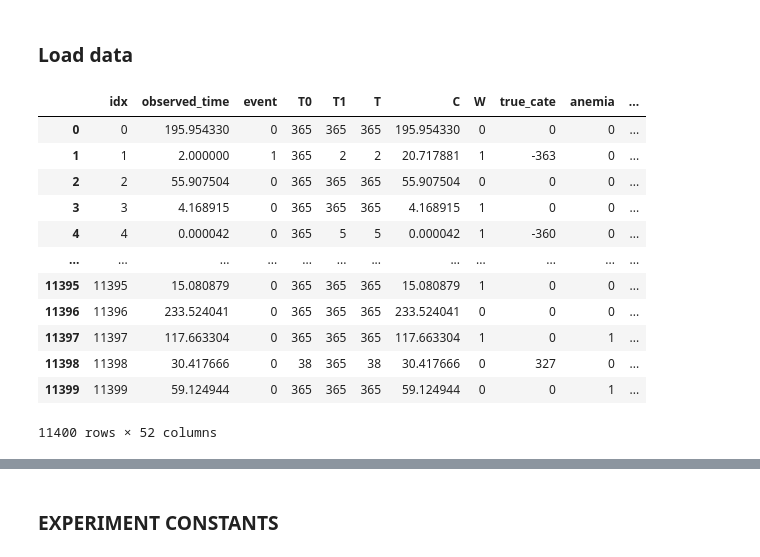
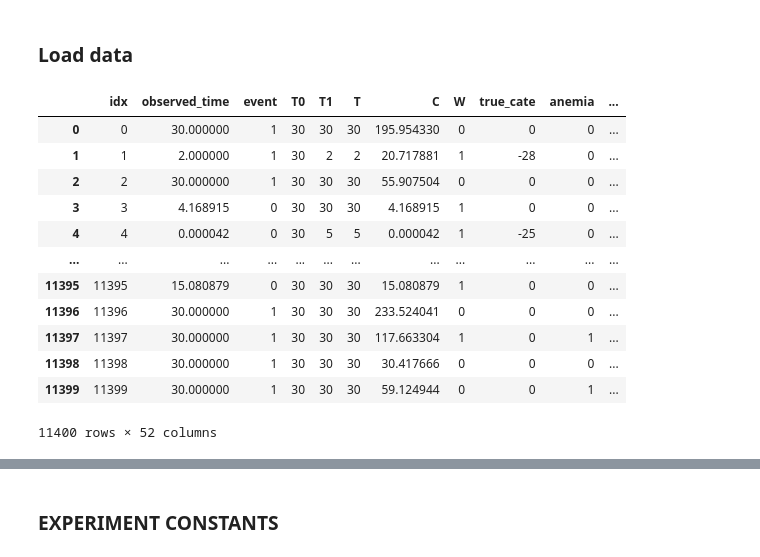
Before and after one commit to snoroozi/SurvHTE-Bench-PN, a Jupyter notebook: notebooks/impute_event_times_precomputations_twin.ipynb, the cells around one changed output, grey strips where cells are left out. Drawn from its saved outputs; the diff is of its cells as text; code cells hidden in the pictures.

```diff
--- a/notebooks/impute_event_times_precomputations_twin.ipynb
+++ b/notebooks/impute_event_times_precomputations_twin.ipynb
@@ -10,6 +10,8 @@ import os
 # %%
 store_files = [
     "../real_data/twin.csv",
+    "../real_data/twin30.csv",
+    "../real_data/twin180.csv",
 ]
 
 experiment_setups = {}
@@ -27,20 +29,20 @@ for path in store_files:
             continue
     experiment_setups[base_name] = scenario_dict
 # %%
-experiment_setups['twin']['scenario_1']
+experiment_setups['twin30']['scenario_1']
 # %% [output]
 |  | idx | observed_time | event | T0 | T1 | T | C | W | true_cate | anemia | ... |
-| 0 | 0 | 195.954330 | 0 | 365 | 365 | 365 | 195.954330 | 0 | 0 | 0 | ... |
-| 1 | 1 | 2.000000 | 1 | 365 | 2 | 2 | 20.717881 | 1 | -363 | 0 | ... |
-| 2 | 2 | 55.907504 | 0 | 365 | 365 | 365 | 55.907504 | 0 | 0 | 0 | ... |
-| 3 | 3 | 4.168915 | 0 | 365 | 365 | 365 | 4.168915 | 1 | 0 | 0 | ... |
-| 4 | 4 | 0.000042 | 0 | 365 | 5 | 5 | 0.000042 | 1 | -360 | 0 | ... |
+| 0 | 0 | 30.000000 | 1 | 30 | 30 | 30 | 195.954330 | 0 | 0 | 0 | ... |
+| 1 | 1 | 2.000000 | 1 | 30 | 2 | 2 | 20.717881 | 1 | -28 | 0 | ... |
+| 2 | 2 | 30.000000 | 1 | 30 | 30 | 30 | 55.907504 | 0 | 0 | 0 | ... |
+| 3 | 3 | 4.168915 | 0 | 30 | 30 | 30 | 4.168915 | 1 | 0 | 0 | ... |
+| 4 | 4 | 0.000042 | 0 | 30 | 5 | 5 | 0.000042 | 1 | -25 | 0 | ... |
 | ... | ... | ... | ... | ... | ... | ... | ... | ... | ... | ... | ... |
-| 11395 | 11395 | 15.080879 | 0 | 365 | 365 | 365 | 15.080879 | 1 | 0 | 0 | ... |
-| 11396 | 11396 | 233.524041 | 0 | 365 | 365 | 365 | 233.524041 | 0 | 0 | 0 | ... |
-| 11397 | 11397 | 117.663304 | 0 | 365 | 365 | 365 | 117.663304 | 1 | 0 | 1 | ... |
-| 11398 | 11398 | 30.417666 | 0 | 38 | 365 | 38 | 30.417666 | 0 | 327 | 0 | ... |
-| 11399 | 11399 | 59.124944 | 0 | 365 | 365 | 365 | 59.124944 | 0 | 0 | 1 | ... |
+| 11395 | 11395 | 15.080879 | 0 | 30 | 30 | 30 | 15.080879 | 1 | 0 | 0 | ... |
+| 11396 | 11396 | 30.000000 | 1 | 30 | 30 | 30 | 233.524041 | 0 | 0 | 0 | ... |
+| 11397 | 11397 | 30.000000 | 1 | 30 | 30 | 30 | 117.663304 | 1 | 0 | 1 | ... |
+| 11398 | 11398 | 30.000000 | 1 | 30 | 30 | 30 | 30.417666 | 0 | 0 | 0 | ... |
+| 11399 | 11399 | 30.000000 | 1 | 30 | 30 | 30 | 59.124944 | 0 | 0 | 1 | ... |
 11400 rows × 52 columns
 # %%
 experiment_repeat_setups = [pd.read_csv(f'../real_data/idx_split_twin.csv')]
```
Also changed, not shown: parts of 2 cells of this notebook, 15 other files.
